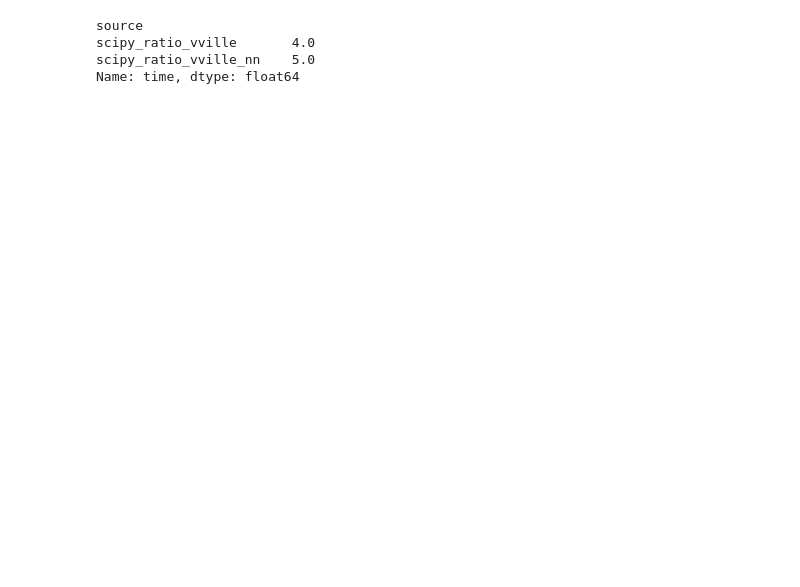
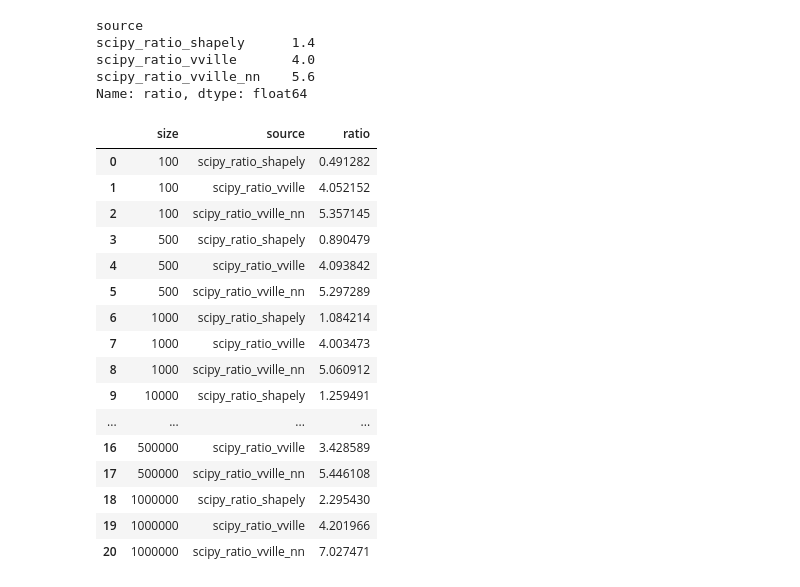
Before and after one commit to pmbaumgartner/voronoiville, a Jupyter notebook: extra/benchmark.ipynb, the cells around one changed output. Saved outputs shown, nothing was run; the diff lists cells and outputs as text; code cells hidden in the pictures; blank space fills up the shorter version.

```diff
--- a/extra/benchmark.ipynb
+++ b/extra/benchmark.ipynb
@@ -30,9 +34,17 @@ for size in [100, 500, 1_000, 10_000, 100_000, 500_000, 1_000_000]:
     scale = 100
     points = np.random.random(size=(size, 2)) * scale
     points_list = list(map(tuple, points.tolist()))
+    points_shapely = geo.MultiPoint(points_list)
     time_scipy = %timeit -o Voronoi(points)
+    time_shapely = %timeit -o voronoi_diagram(points_shapely)
     time_vville = %timeit -o voronoi(points_list, BoundingBox(0, 0, scale, scale))
     time_vville_nn = %timeit -o voronoi(points_list, BoundingBox(0, 0, scale, scale), return_neighbors=False)
-    data = {"size" : size, "time_scipy": time_scipy, "time_vville": time_vville, "time_vville_nn": time_vville_nn}
+    data = {
+        "size": size,
+        "time_scipy": time_scipy,
+        "time_shapely": time_shapely,
+        "time_vville": time_vville,
+        "time_vville_nn": time_vville_nn,
+    }
     timing_benchmarks.append(data)
 # %% [output]
@@ -56,7 +68,7 @@ for size in [100, 500, 1_000, 10_000, 100_000, 500_000, 1_000_000]:
 # %%
 benchmark_timings = []
 for run in timing_benchmarks:
-    for key in ["time_scipy", "time_vville", "time_vville_nn"]:
+    for key in ["time_scipy", "time_shapely", "time_vville", "time_vville_nn"]:
         for timing in run[key].timings:
             timings_data = {"size": run["size"], "source": key, "time": timing}
             benchmark_timings.append(timings_data)
@@ -86,10 +128,10 @@ for column in unstacked_means:
 # %%
 ratio_data = (
     unstacked_means.reset_index()[
-        ["size", "scipy_ratio_vville", "scipy_ratio_vville_nn"]
+        ["size", "scipy_ratio_shapely", "scipy_ratio_vville", "scipy_ratio_vville_nn"]
     ]
     .set_index("size")
     .stack()
     .reset_index()
-    .rename(columns={0: "time"})
+    .rename(columns={0: "ratio"})
 )
@@ -100,7 +148,28 @@ alt.Chart(ratio_data).mark_line().encode(x="size", y="time", color="source")
 # %%
-ratio_data.groupby("source")['time'].mean().round(1)
+ratio_data.groupby("source")["ratio"].mean().round(1)
 # %% [output]
 source
+scipy_ratio_shapely      1.4
 scipy_ratio_vville       4.0
-scipy_ratio_vville_nn    5.0
-Name: time, dtype: float64
+scipy_ratio_vville_nn    5.6
+Name: ratio, dtype: float64
+# %%
+ratio_data
+# %% [output]
+|  | size | source | ratio |
+| 0 | 100 | scipy_ratio_shapely | 0.491282 |
+| 1 | 100 | scipy_ratio_vville | 4.052152 |
+| 2 | 100 | scipy_ratio_vville_nn | 5.357145 |
+| 3 | 500 | scipy_ratio_shapely | 0.890479 |
+| 4 | 500 | scipy_ratio_vville | 4.093842 |
+| 5 | 500 | scipy_ratio_vville_nn | 5.297289 |
+| 6 | 1000 | scipy_ratio_shapely | 1.084214 |
+| 7 | 1000 | scipy_ratio_vville | 4.003473 |
+| 8 | 1000 | scipy_ratio_vville_nn | 5.060912 |
+| 9 | 10000 | scipy_ratio_shapely | 1.259491 |
+| ... | ... | ... | ... |
+| 16 | 500000 | scipy_ratio_vville | 3.428589 |
+| 17 | 500000 | scipy_ratio_vville_nn | 5.446108 |
+| 18 | 1000000 | scipy_ratio_shapely | 2.295430 |
+| 19 | 1000000 | scipy_ratio_vville | 4.201966 |
+| 20 | 1000000 | scipy_ratio_vville_nn | 7.027471 |
```
Also changed, not shown: parts of 8 cells of this notebook.
